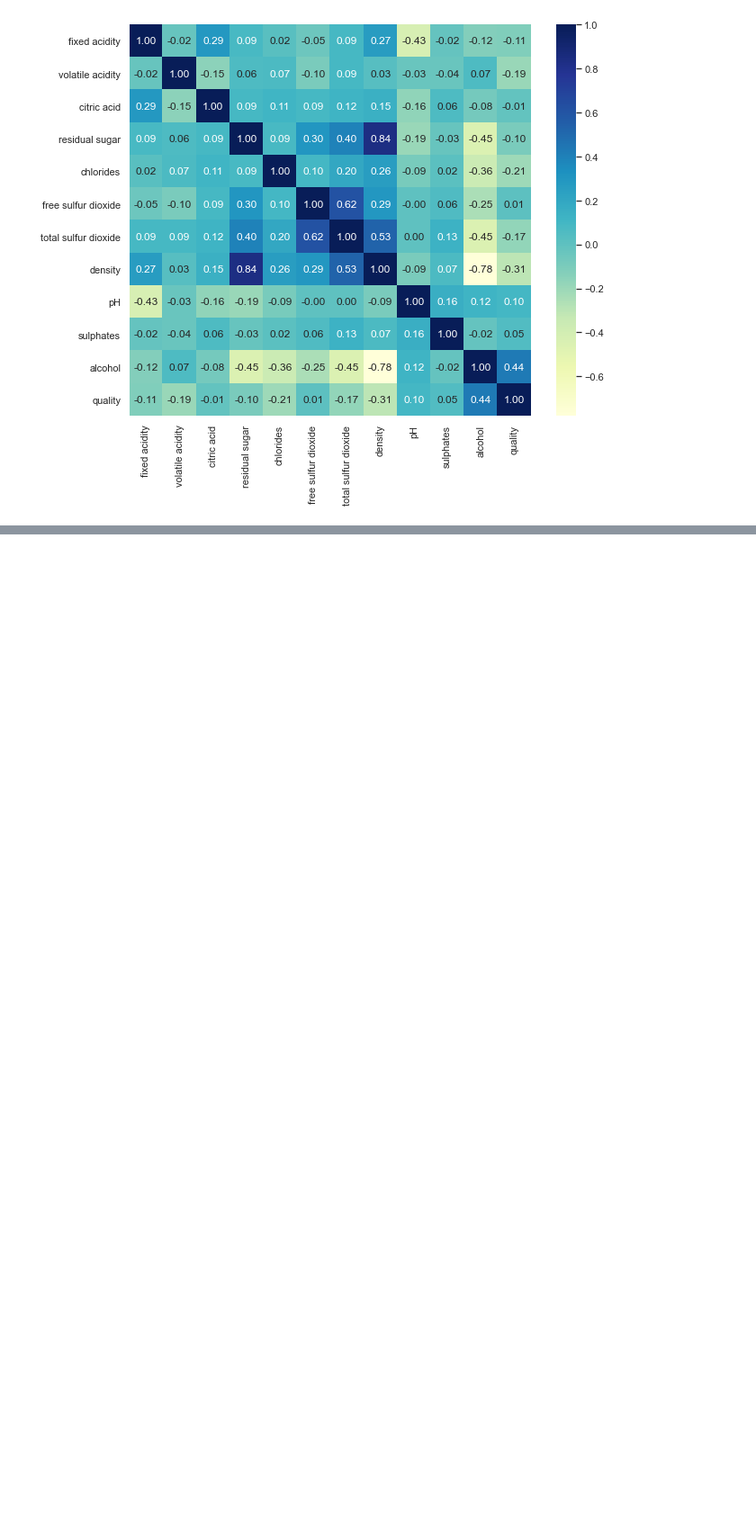
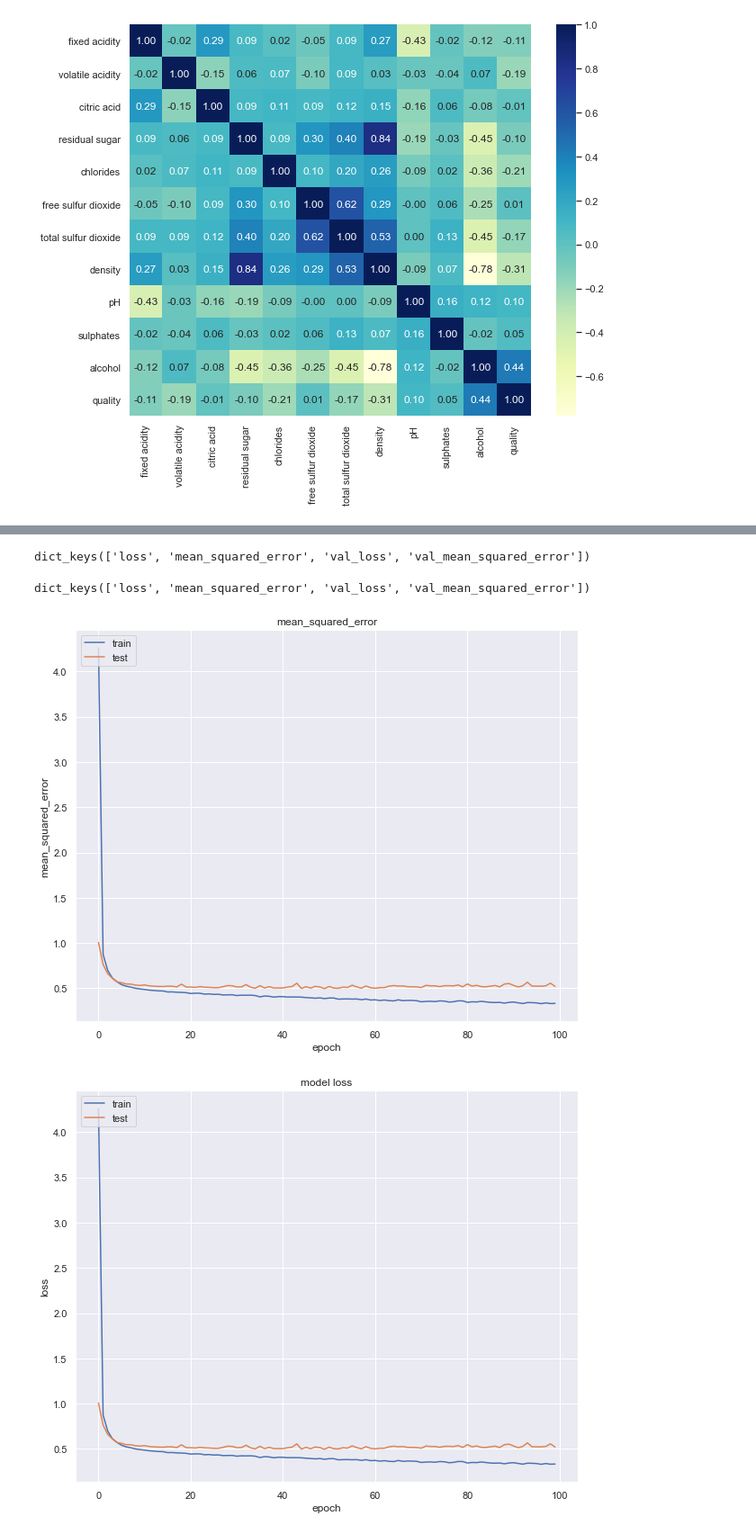
Before and after one commit to netanelGinish/AI_Introduction, a Jupyter notebook: Wine_Project .ipynb, the cells around one changed output, grey strips where cells are left out. Shown at 90% size. Saved outputs shown, nothing was run; the diff lists cells and outputs as text; code cells hidden in the pictures; blank space fills up the shorter version.

```diff
--- a/Wine_Project .ipynb
+++ b/Wine_Project .ipynb
@@ -86,0 +146,8 @@ plt.show()
+# %%
+from sklearn import svm
+regr_rbf = svm.SVR(kernel='rbf')
+regr_lin = svm.SVR(kernel='linear')
+regr_poly =svm.SVR(kernel='poly', degree = 2)
+regr_rbf.fit(X_train, y_train)
+regr_lin.fit(X_train, y_train)
+regr_poly.fit(X_train, y_train)
@@ -86,0 +198,10 @@ plt.show()
+# %%
+NN_model = Sequential()
+NN_model.add(Dense(5, input_dim=11, activation= "relu"))
+NN_model.add(Dense(4, activation= "selu"))
+NN_model.add(Dense(2, activation= "selu"))
+NN_model.add(Dense(1))
+# %%
+NN_model.compile(loss= "mean_squared_error", optimizer="adam", metrics=["mean_squared_error"])
+#history = NN_model.fit(X_train, y_train, epochs=100, validation_split=0.2, callbacks=[tf.keras.callbacks.EarlyStopping(patience=2)])
+history = NN_model.fit(X_train, y_train, epochs=100, validation_split=0.2)
@@ -86,0 +226,27 @@ plt.show()
+# %%
+print(history.history.keys())
+# %% [output]
+dict_keys(['loss', 'mean_squared_error', 'val_loss', 'val_mean_squared_error'])
+# %%
+# list all data in history
+print(history.history.keys())
+# summarize history for accuracy
+plt.plot(history.history['mean_squared_error'])
+plt.plot(history.history['val_mean_squared_error'])
+plt.title('mean_squared_error')
+plt.ylabel('mean_squared_error')
+plt.xlabel('epoch')
+plt.legend(['train', 'test'], loc='upper left')
+plt.show()
+# summarize history for loss
+plt.plot(history.history['loss'])
+plt.plot(history.history['val_loss'])
+plt.title('model loss')
+plt.ylabel('loss')
+plt.xlabel('epoch')
+plt.legend(['train', 'test'], loc='upper left')
+plt.show()
+# %% [output]
+dict_keys(['loss', 'mean_squared_error', 'val_loss', 'val_mean_squared_error'])
+[figure, added]
+[figure, added]
```
Also changed, not shown: parts of 19 cells of this notebook.
